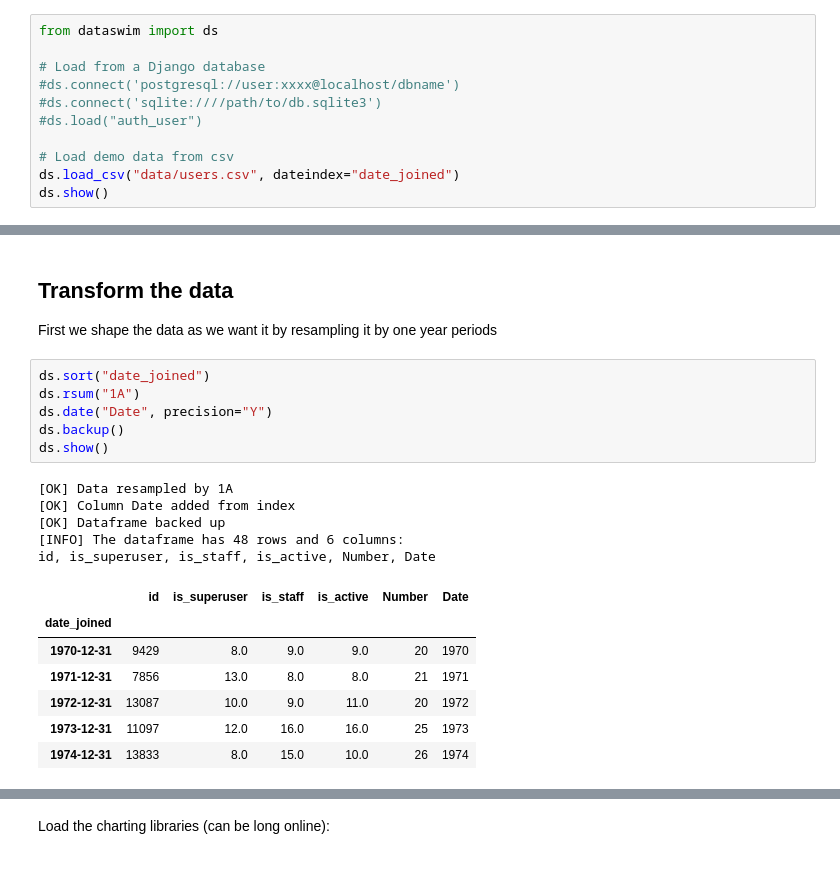
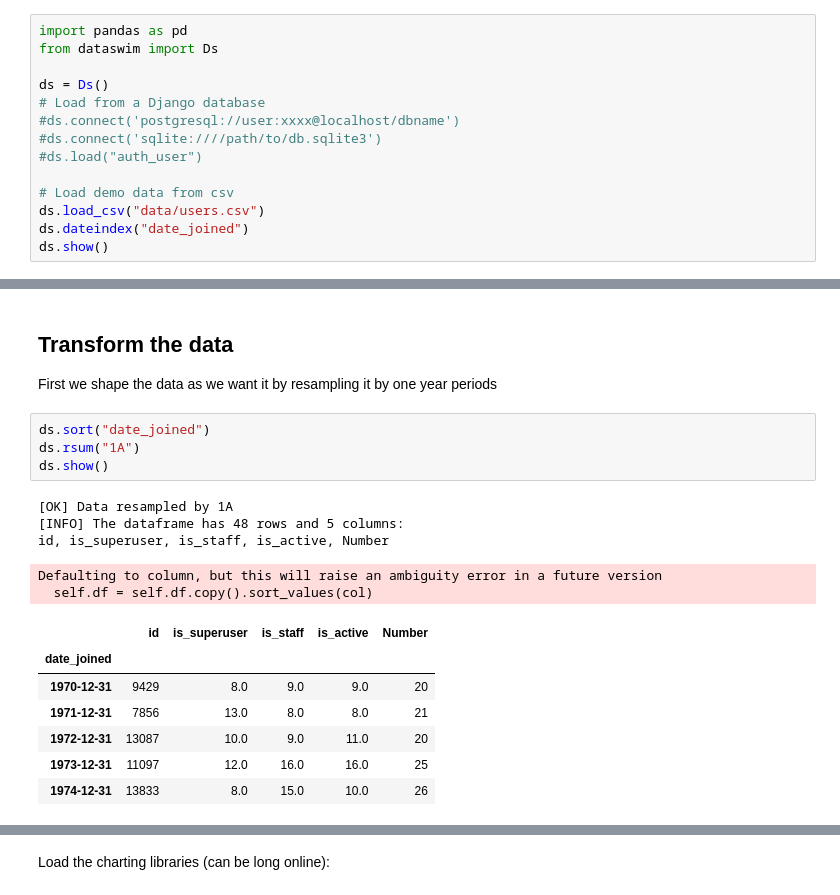
Before and after one commit to synw/dataswim-notebooks, a Jupyter notebook: Linear regression.ipynb, the cells around one changed output, grey strips where cells are left out. Drawn from its saved outputs; the diff is of its cells as text.

```diff
--- a/Linear regression.ipynb
+++ b/Linear regression.ipynb
@@ -1,14 +1,17 @@
 # %% [markdown]
 # Linear regression charts
 # %%
-from dataswim import ds
+import pandas as pd
+from dataswim import Ds
 
+ds = Ds()
 # Load from a Django database
 #ds.connect('postgresql://user:xxxx@localhost/dbname')
 #ds.connect('sqlite:////path/to/db.sqlite3')
 #ds.load("auth_user")
 
 # Load demo data from csv
-ds.load_csv("data/users.csv", dateindex="date_joined")
+ds.load_csv("data/users.csv")
+ds.dateindex("date_joined")
 ds.show()
 # %% [output]
@@ -31,19 +37,17 @@ First we shape the data as we want it by resampling it by one year periods
 # %%
 ds.sort("date_joined")
 ds.rsum("1A")
-ds.date("Date", precision="Y")
-ds.backup()
 ds.show()
 # %% [output]
 [OK] Data resampled by 1A
-[OK] Column Date added from index
-[OK] Dataframe backed up
-[INFO] The dataframe has 48 rows and 6 columns:
-id, is_superuser, is_staff, is_active, Number, Date
+[INFO] The dataframe has 48 rows and 5 columns:
+id, is_superuser, is_staff, is_active, Number
+Defaulting to column, but this will raise an ambiguity error in a future version
+  self.df = self.df.copy().sort_values(col)
-|  | id | is_superuser | is_staff | is_active | Number | Date |
-| date_joined |  |  |  |  |  |  |
-| 1970-12-31 | 9429 | 8.0 | 9.0 | 9.0 | 20 | 1970 |
-| 1971-12-31 | 7856 | 13.0 | 8.0 | 8.0 | 21 | 1971 |
-| 1972-12-31 | 13087 | 10.0 | 9.0 | 11.0 | 20 | 1972 |
-| 1973-12-31 | 11097 | 12.0 | 16.0 | 16.0 | 25 | 1973 |
-| 1974-12-31 | 13833 | 8.0 | 15.0 | 10.0 | 26 | 1974 |
+|  | id | is_superuser | is_staff | is_active | Number |
+| date_joined |  |  |  |  |  |
+| 1970-12-31 | 9429 | 8.0 | 9.0 | 9.0 | 20 |
+| 1971-12-31 | 7856 | 13.0 | 8.0 | 8.0 | 21 |
+| 1972-12-31 | 13087 | 10.0 | 9.0 | 11.0 | 20 |
+| 1973-12-31 | 11097 | 12.0 | 16.0 | 16.0 | 25 |
+| 1974-12-31 | 13833 | 8.0 | 15.0 | 10.0 | 26 |
```
Also changed, not shown: parts of 12 cells of this notebook, 5 other files.
